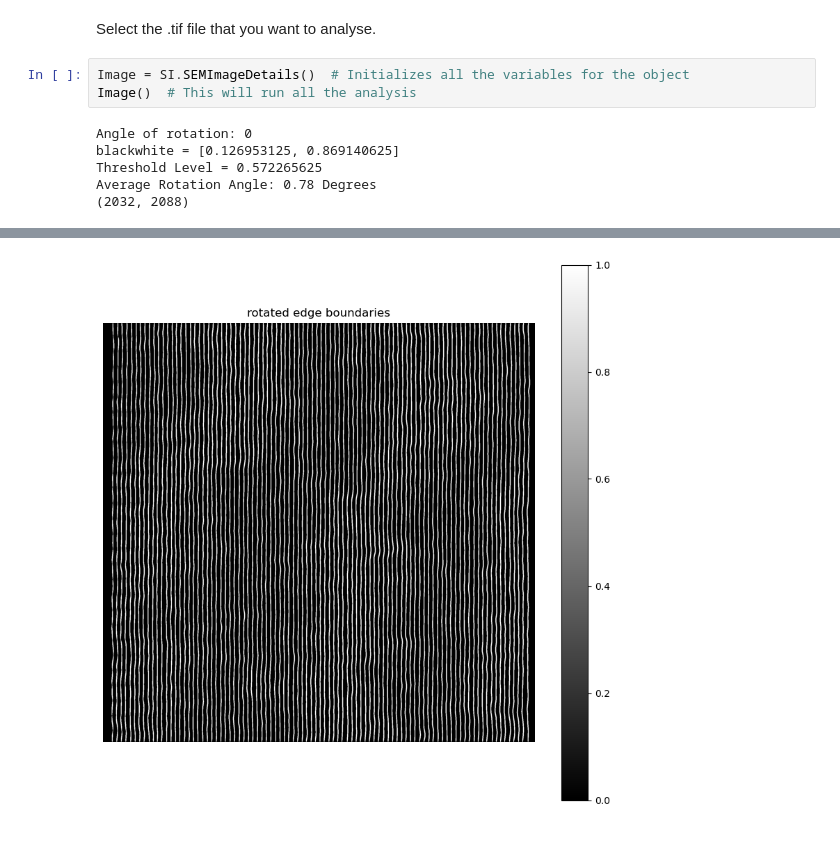
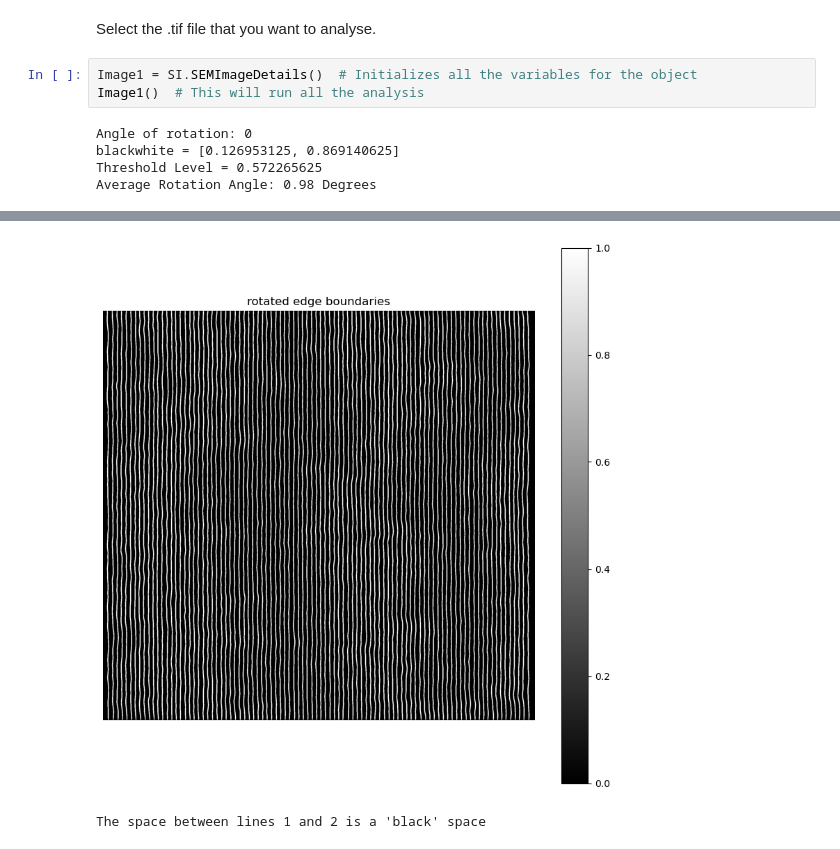
Before and after one commit to DevinGrabner/CD-SEM, a Jupyter notebook: RunThis_CD_SEM_Analysis.ipynb, the cells around one changed output, grey strips where cells are left out. Cells and saved outputs as stored; diff of their text form.

Commit message:
Boundary lines were not rotating properly so that is now fixed and all lines ware labeled with and output defining the order of 'black' and 'white' lines in reference to the boundary lines.

```diff
--- a/RunThis_CD_SEM_Analysis.ipynb
+++ b/RunThis_CD_SEM_Analysis.ipynb
@@ -9,11 +9,10 @@ except ImportError:
 # %% [markdown]
 Select the .tif file that you want to analyse.
 # %%
-Image = SI.SEMImageDetails()  # Initializes all the variables for the object
-Image()  # This will run all the analysis
+Image1 = SI.SEMImageDetails()  # Initializes all the variables for the object
+Image1()  # This will run all the analysis
 # %% [output]
 Angle of rotation: 0
 blackwhite = [0.126953125, 0.869140625]
 Threshold Level = 0.572265625
-Average Rotation Angle: 0.78 Degrees
-(2032, 2088)
+Average Rotation Angle: 0.98 Degrees
@@ -21 +20,2 @@ Average Rotation Angle: 0.78 Degrees
-[figure, old version]
+[figure, new version]
+The space between lines 1 and 2 is a 'black' space
```
Also changed, not shown: parts of 2 cells of this notebook, 2 other files.
